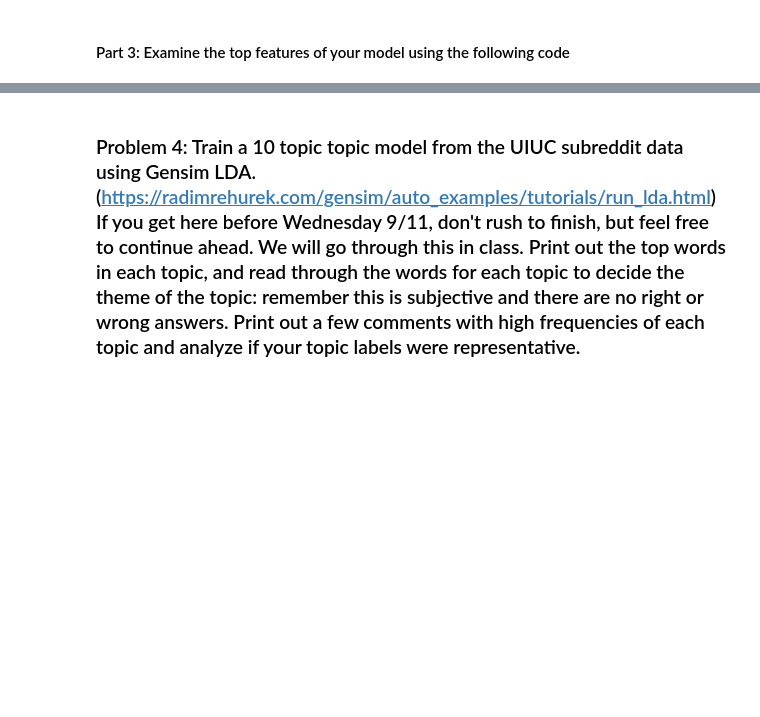
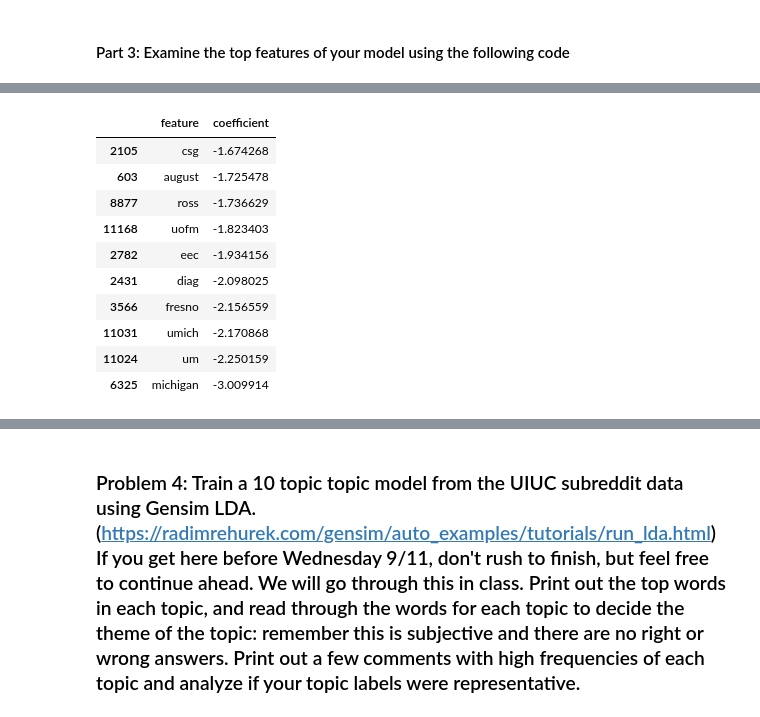
Before and after one commit to krishgolcha/project1-counting-words, a Jupyter notebook: project1.ipynb, the cells around one changed output, grey strips where cells are left out. Cells and saved outputs as stored; diff of their text form; code cells hidden in the pictures; blank space fills up the shorter version.

```diff
--- a/project1.ipynb
+++ b/project1.ipynb
@@ -269,0 +460,14 @@ top_10_negative = coefficients.tail(10)
+# %%
+top_10_negative
+# %% [output]
+|  | feature | coefficient |
+| 2105 | csg | -1.674268 |
+| 603 | august | -1.725478 |
+| 8877 | ross | -1.736629 |
+| 11168 | uofm | -1.823403 |
+| 2782 | eec | -1.934156 |
+| 2431 | diag | -2.098025 |
+| 3566 | fresno | -2.156559 |
+| 11031 | umich | -2.170868 |
+| 11024 | um | -2.250159 |
+| 6325 | michigan | -3.009914 |
```
Also changed, not shown: parts of 31 cells of this notebook.
